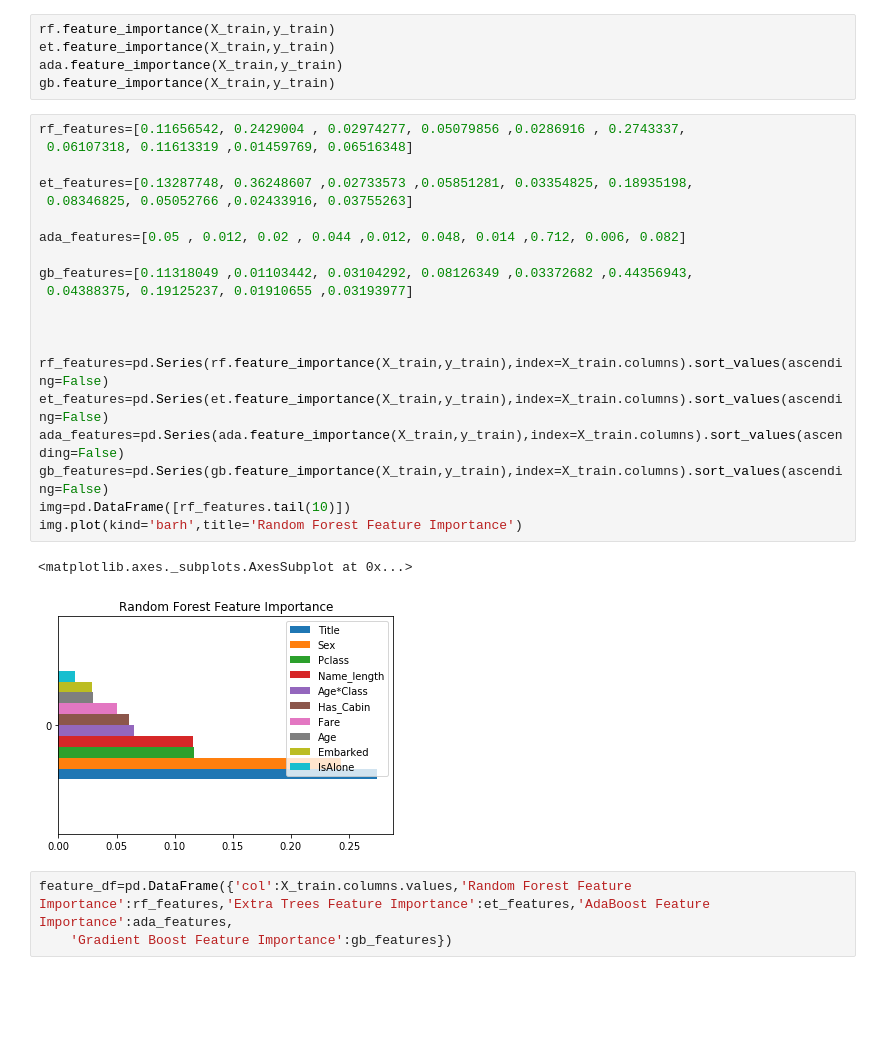
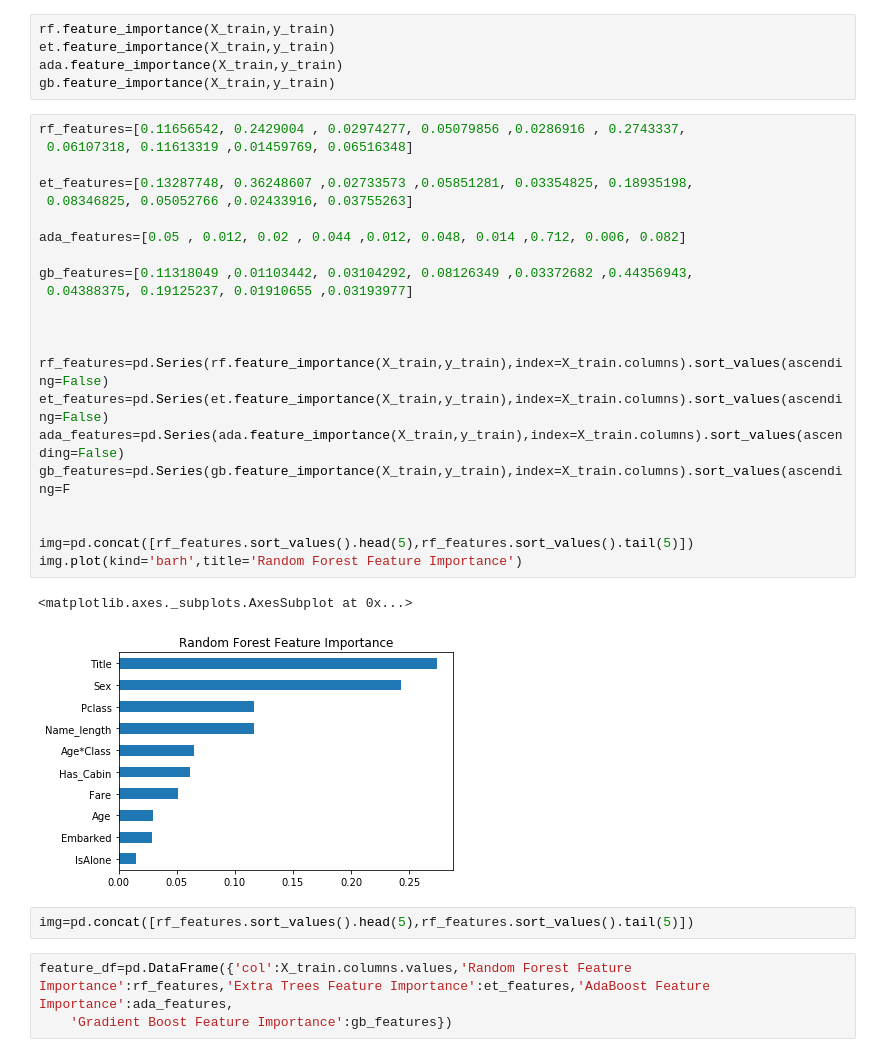
Before and after one commit to Teake1404/Shuqing-Ke-s-Python-Code-Projects, a Jupyter notebook: Titanic.ipynb, the cells around one changed output. Cells and saved outputs as stored; diff of their text form; blank space fills up the shorter version.

```diff
--- a/Titanic.ipynb
+++ b/Titanic.ipynb
@@ -648,26 +648,30 @@ gb.feature_importance(X_train,y_train)
 # %%
 rf_features=[0.11656542, 0.2429004 , 0.02974277, 0.05079856 ,0.0286916 , 0.2743337,
  0.06107318, 0.11613319 ,0.01459769, 0.06516348]
 
 et_features=[0.13287748, 0.36248607 ,0.02733573 ,0.05851281, 0.03354825, 0.18935198,
  0.08346825, 0.05052766 ,0.02433916, 0.03755263]
 
 ada_features=[0.05 , 0.012, 0.02 , 0.044 ,0.012, 0.048, 0.014 ,0.712, 0.006, 0.082]
 
 gb_features=[0.11318049 ,0.01103442, 0.03104292, 0.08126349 ,0.03372682 ,0.44356943,
  0.04388375, 0.19125237, 0.01910655 ,0.03193977]
 
 
 
 rf_features=pd.Series(rf.feature_importance(X_train,y_train),index=X_train.columns).sort_values(ascending=False)
 et_features=pd.Series(et.feature_importance(X_train,y_train),index=X_train.columns).sort_values(ascending=False)
 ada_features=pd.Series(ada.feature_importance(X_train,y_train),index=X_train.columns).sort_values(ascending=False)
-gb_features=pd.Series(gb.feature_importance(X_train,y_train),index=X_train.columns).sort_values(ascending=False)
-img=pd.DataFrame([rf_features.tail(10)])
+gb_features=pd.Series(gb.feature_importance(X_train,y_train),index=X_train.columns).sort_values(ascending=F
+
+
+img=pd.concat([rf_features.sort_values().head(5),rf_features.sort_values().tail(5)])
 img.plot(kind='barh',title='Random Forest Feature Importance')
 # %% [output]
 <matplotlib.axes._subplots.AxesSubplot at 0x...>
-[figure, old version]
+[figure, new version]
+# %%
+img=pd.concat([rf_features.sort_values().head(5),rf_features.sort_values().tail(5)])
 # %%
 feature_df=pd.DataFrame({'col':X_train.columns.values,'Random Forest Feature Importance':rf_features,'Extra Trees Feature Importance':et_features,'AdaBoost Feature Importance':ada_features,
     'Gradient Boost Feature Importance':gb_features})
```
